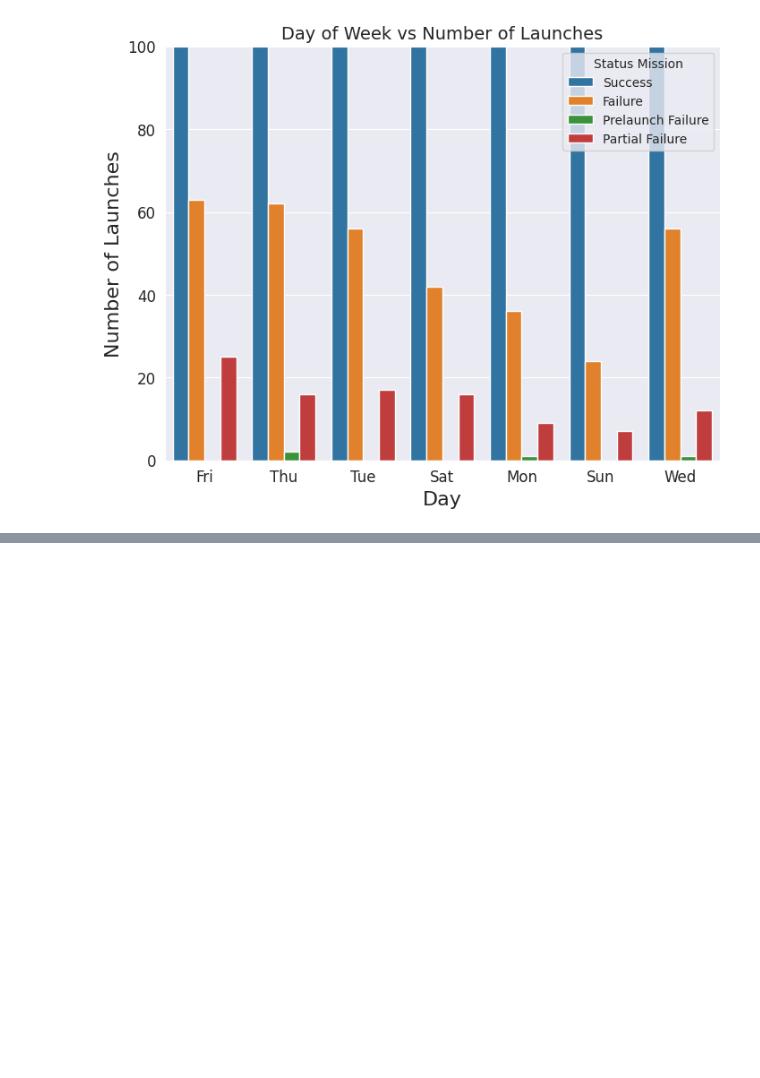
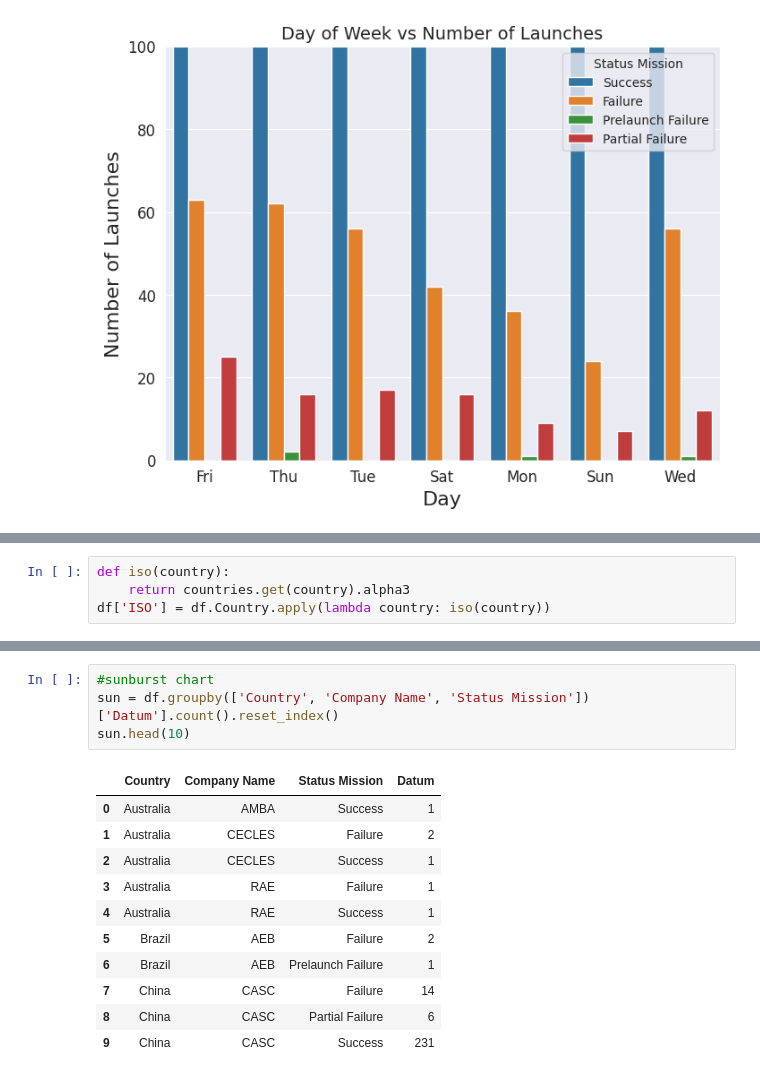
Before and after one commit to ameya932/Space-Missions-Analysis, a Jupyter notebook: Human_Space_Missions_Analysis.ipynb, the cells around one changed output, grey strips where cells are left out. Cells and saved outputs as stored; diff of their text form; blank space fills up the shorter version.

```diff
--- a/Human_Space_Missions_Analysis.ipynb
+++ b/Human_Space_Missions_Analysis.ipynb
@@ -167,0 +204,4 @@ plt.show()
+# %%
+def iso(country):
+    return countries.get(country).alpha3
+df['ISO'] = df.Country.apply(lambda country: iso(country))
@@ -167,0 +214,16 @@ plt.show()
+# %%
+#sunburst chart
+sun = df.groupby(['Country', 'Company Name', 'Status Mission'])['Datum'].count().reset_index()
+sun.head(10)
+# %% [output]
+|  | Country | Company Name | Status Mission | Datum |
+| 0 | Australia | AMBA | Success | 1 |
+| 1 | Australia | CECLES | Failure | 2 |
+| 2 | Australia | CECLES | Success | 1 |
+| 3 | Australia | RAE | Failure | 1 |
+| 4 | Australia | RAE | Success | 1 |
+| 5 | Brazil | AEB | Failure | 2 |
+| 6 | Brazil | AEB | Prelaunch Failure | 1 |
+| 7 | China | CASC | Failure | 14 |
+| 8 | China | CASC | Partial Failure | 6 |
+| 9 | China | CASC | Success | 231 |
```
Also changed, not shown: parts of 9 cells of this notebook.
